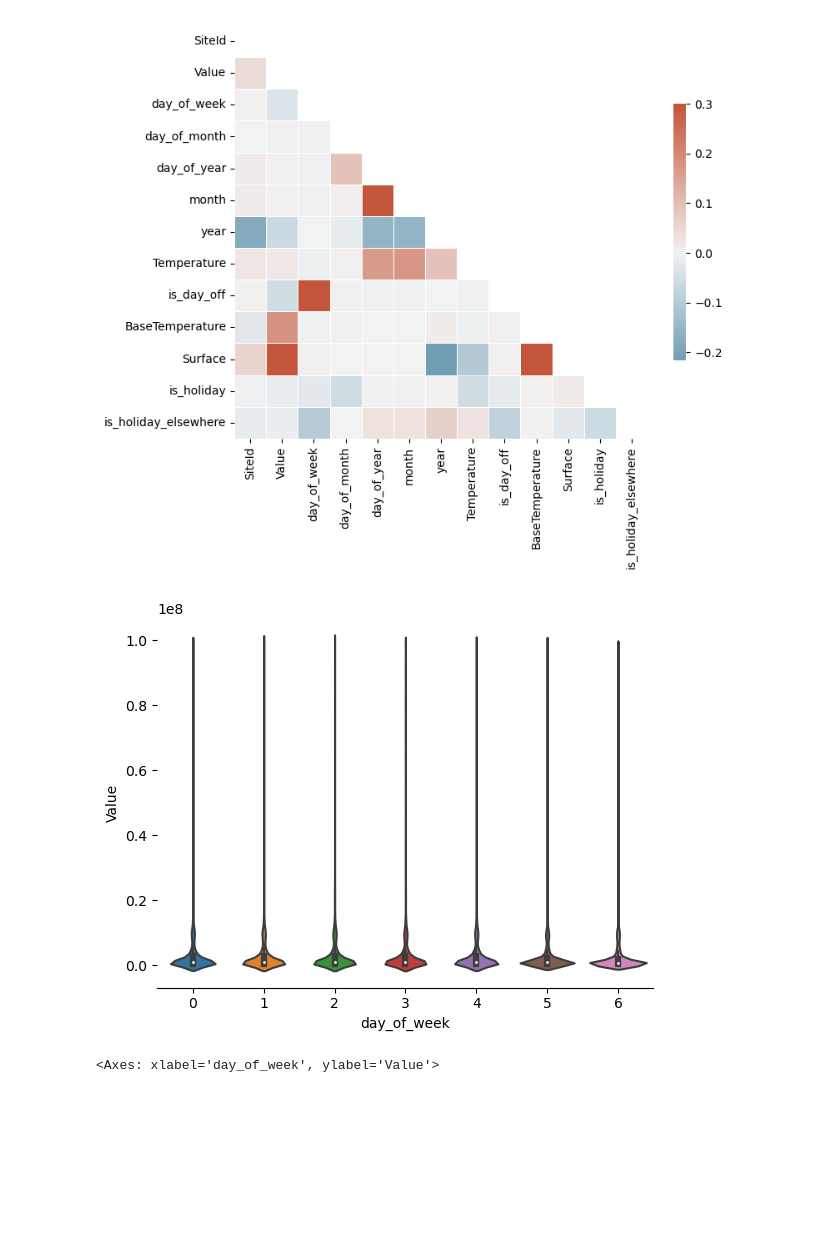
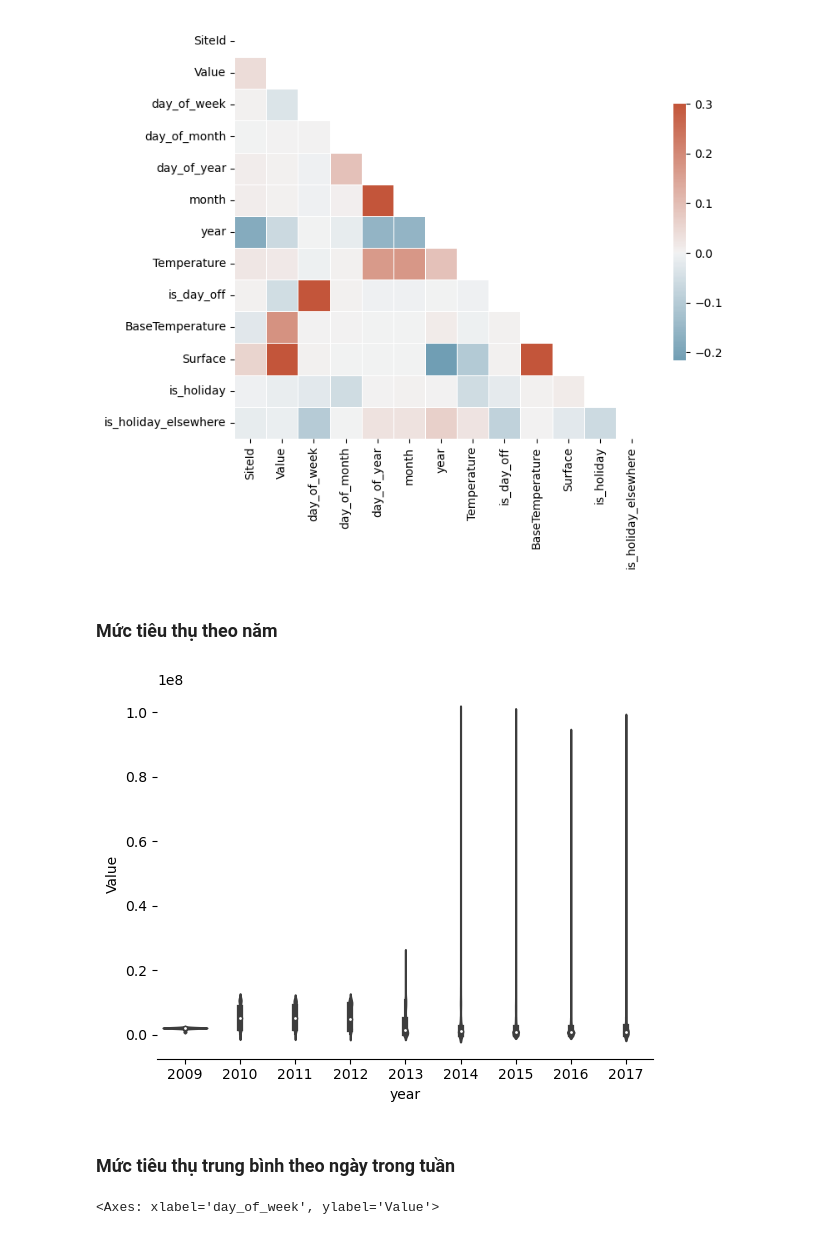
Before and after one commit to quanglv34/power-consumption-prediction, a Jupyter notebook: src/02-analysis.ipynb, the cells around one changed output. Drawn from its saved outputs; the diff is of its cells as text; code cells hidden in the pictures; blank space fills up the shorter version.

```diff
--- a/src/02-analysis.ipynb
+++ b/src/02-analysis.ipynb
@@ -51,12 +55,16 @@ sns.heatmap(corr, mask=mask, cmap=cmap, vmax=.3, center=0,
 # %% [output]
 <Axes: >
 [figure]
+# %% [markdown]
+### Mức tiêu thụ theo năm
 # %%
-df = analysis_data[["day_of_week", "SiteId", 'Value']].copy()
-sns.violinplot(data=df, x="day_of_week", y="Value")
+df = analysis_data[["year", "SiteId", 'Value']].copy()
+sns.violinplot(data=df, x="year", y="Value")
 sns.despine(left=True)
 # %% [output]
-[figure, old version]
+[figure, new version]
+# %% [markdown]
+### Mức tiêu thụ trung bình theo ngày trong tuần
 # %%
 df = analysis_data[["day_of_week", "SiteId", 'Value']]
 
```
Also changed, not shown: parts of 3 cells of this notebook, 1 other file.
